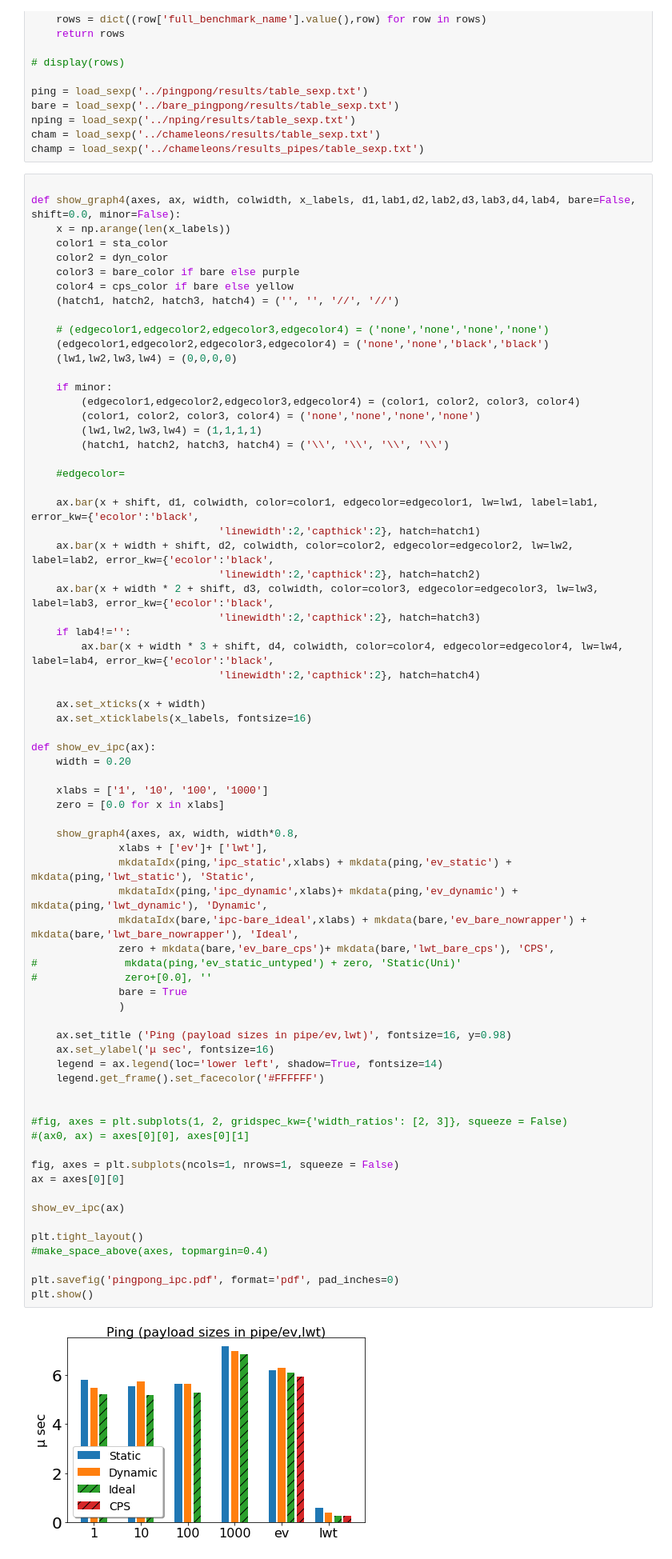
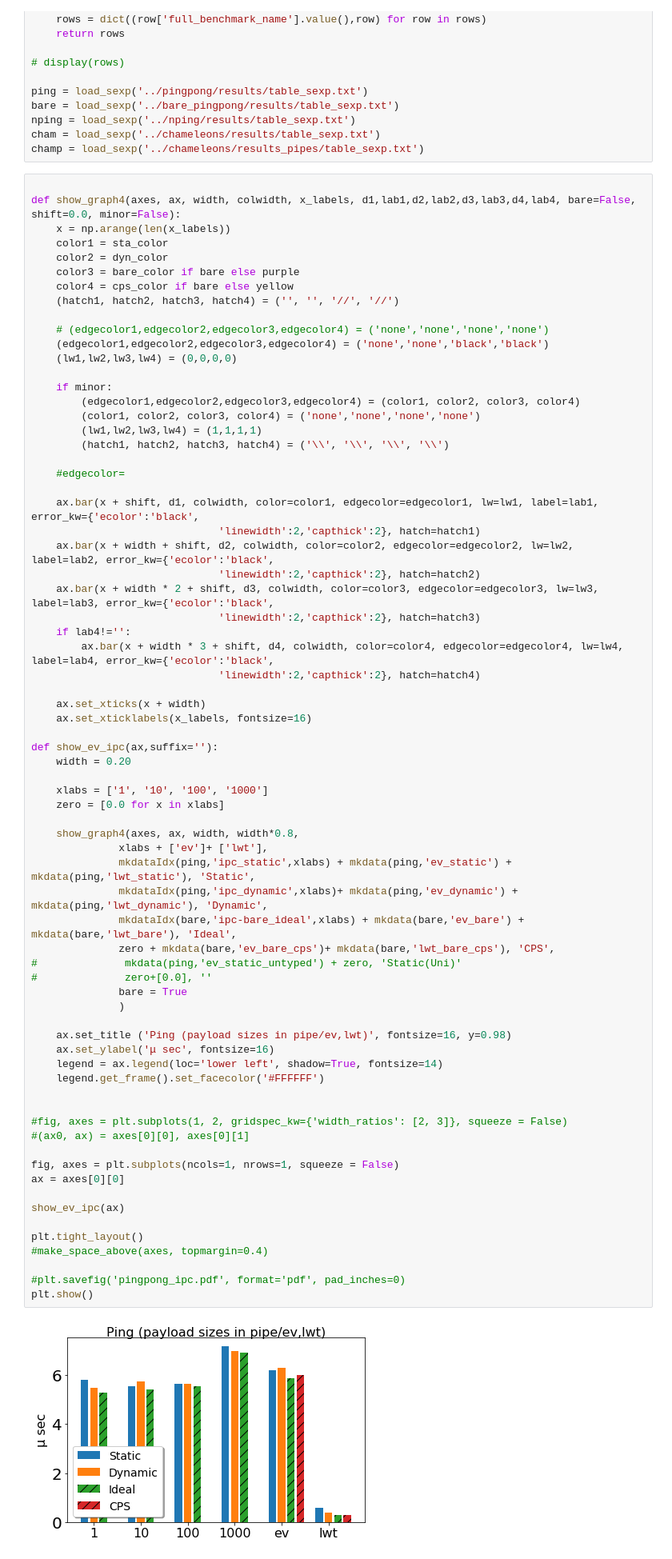
Before and after one commit to keigoi/ocaml-mpst, a Jupyter notebook: benchmark/graphs/Graphs.ipynb, the cells around one changed output. Shown: that part at 80% size. Drawn from its saved outputs; the diff is of its cells as text.

```diff
--- a/benchmark/graphs/Graphs.ipynb
+++ b/benchmark/graphs/Graphs.ipynb
@@ -110,7 +110,7 @@ def show_graph4(axes, ax, width, colwidth, x_labels, d1,lab1,d2,lab2,d3,lab3,d4,
     ax.set_xticks(x + width)
     ax.set_xticklabels(x_labels, fontsize=16)
 
-def show_ev_ipc(ax):
+def show_ev_ipc(ax,suffix=''):
     width = 0.20
 
     xlabs = ['1', '10', '100', '1000']
@@ -118,33 +118,33 @@ def show_ev_ipc(ax):
 
     show_graph4(axes, ax, width, width*0.8,
               xlabs + ['ev']+ ['lwt'],
               mkdataIdx(ping,'ipc_static',xlabs) + mkdata(ping,'ev_static') + mkdata(ping,'lwt_static'), 'Static',
               mkdataIdx(ping,'ipc_dynamic',xlabs)+ mkdata(ping,'ev_dynamic') + mkdata(ping,'lwt_dynamic'), 'Dynamic',
-              mkdataIdx(bare,'ipc-bare_ideal',xlabs) + mkdata(bare,'ev_bare_nowrapper') + mkdata(bare,'lwt_bare_nowrapper'), 'Ideal',
+              mkdataIdx(bare,'ipc-bare_ideal',xlabs) + mkdata(bare,'ev_bare') + mkdata(bare,'lwt_bare'), 'Ideal',
               zero + mkdata(bare,'ev_bare_cps')+ mkdata(bare,'lwt_bare_cps'), 'CPS',
 #              mkdata(ping,'ev_static_untyped') + zero, 'Static(Uni)'
 #              zero+[0.0], ''
               bare = True
               )
 
     ax.set_title ('Ping (payload sizes in pipe/ev,lwt)', fontsize=16, y=0.98)
     ax.set_ylabel('μ sec', fontsize=16)
     legend = ax.legend(loc='lower left', shadow=True, fontsize=14)
     legend.get_frame().set_facecolor('#FFFFFF')
 
 
 #fig, axes = plt.subplots(1, 2, gridspec_kw={'width_ratios': [2, 3]}, squeeze = False)
 #(ax0, ax) = axes[0][0], axes[0][1]
 
 fig, axes = plt.subplots(ncols=1, nrows=1, squeeze = False)
 ax = axes[0][0]
 
 show_ev_ipc(ax)
 
 plt.tight_layout()
 #make_space_above(axes, topmargin=0.4)
 
-plt.savefig('pingpong_ipc.pdf', format='pdf', pad_inches=0)
+#plt.savefig('pingpong_ipc.pdf', format='pdf', pad_inches=0)
 plt.show()
 # %% [output]
-[figure, old version]
+[figure, new version]
```
Also changed, not shown: parts of 14 cells of this notebook, 1 other file.
